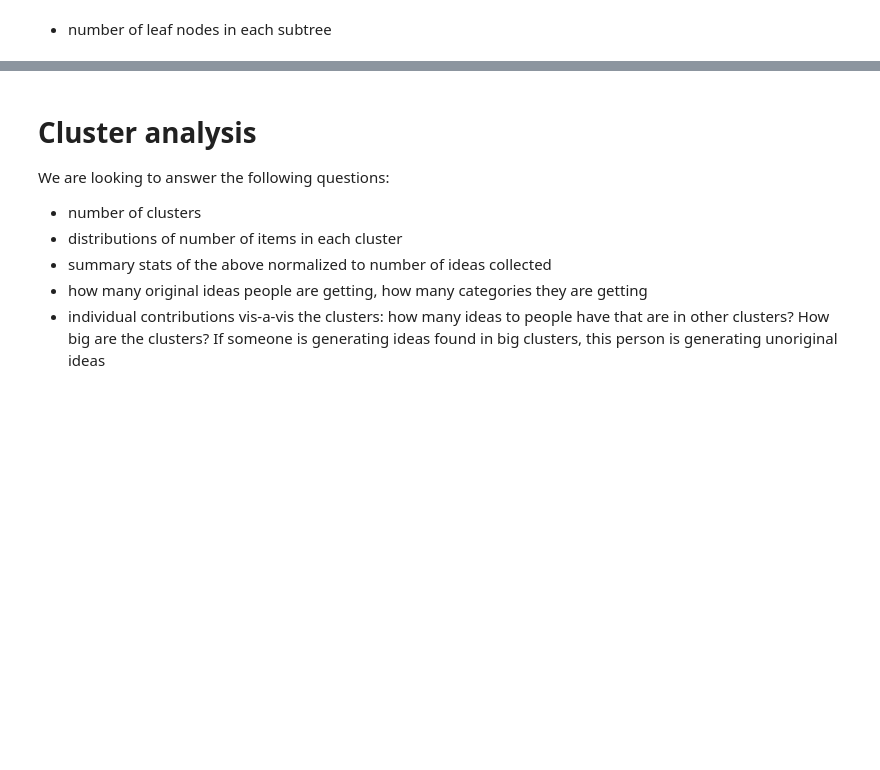
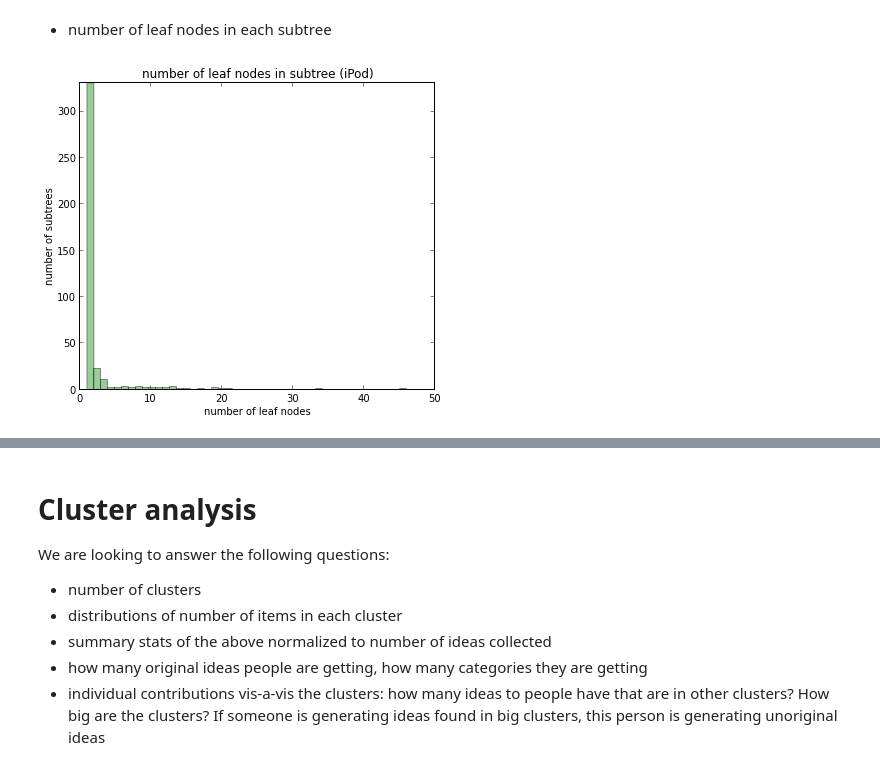
Before and after one commit to filkry/crowbrain, a Jupyter notebook: exps/post_pilot16_stats.ipynb, the cells around one changed output, grey strips where cells are left out. Drawn from its saved outputs; the diff is of its cells as text; code cells hidden in the pictures; blank space fills up the shorter version.

```diff
--- a/exps/post_pilot16_stats.ipynb
+++ b/exps/post_pilot16_stats.ipynb
@@ -364,6 +364,7 @@ for qc in clustered_qcs:
 ids = []
 labels = []
 is_roots = []
+is_leafs = []
 roots = []
 num_unders = []
 probabilitys = []
@@ -372,6 +373,7 @@ depths = []
 heights = []
 qcs = []
 num_nodes_under = []
+num_childrens = []
 
 for qc in clustered_qcs:
     f = cluster_forests[qc]
@@ -381,6 +383,8 @@ for qc in clustered_qcs:
         ids.append(n)
         labels.append(nd['label'])
         is_roots.append(n == nd['subtree_root'])
+        is_leafs.append(len(f.successors(n)) == 0)
+        num_childrens.append(len(f.successors(n)))
         roots.append(nd['subtree_root'])
         num_unders.append(nd['num_ideas_under'])
         probabilitys.append(nd['probability'])
@@ -390,10 +394,11 @@ for qc in clustered_qcs:
         qcs.append(qc)
         num_nodes_under.append(len(nd['all_under']))
 
-clusters = pd.DataFrame({
+clusters_df = pd.DataFrame({
         'h_cluster': pd.Series(ids, dtype=uint64),
         'label': pd.Series(labels, dtype=object),
         'is_root': pd.Series(is_roots, dtype=uint8),
+        'is_leaf': pd.Series(is_leafs, dtype=uint8),
         'subtree_root': pd.Series(roots, dtype=uint64),
         'num_ideas_under': pd.Series(num_unders, dtype=uint64),
         'probability': pd.Series(probabilitys, dtype=float64),
@@ -402,14 +407,15 @@ clusters = pd.DataFrame({
         'height_in_subtree': pd.Series(heights, dtype=uint32),
         'question_code': pd.Series(qcs, dtype=object),
         'num_nodes_under': pd.Series(num_nodes_under, dtype=uint64),
+        'num_children': pd.Series(num_childrens, dtype=uint64),
     })
 
-clusters['o_score'] = 1 - clusters['probability']
+clusters_df['o_score'] = 1 - clusters_df['probability']
 # %% [markdown]
 ## Merge idea dataframe with cluster dataframe
 # %%
 print "Pre cluster merge data size:", len(df)
-df = pd.merge(df, clusters, 'left', ['h_cluster', 'question_code'])
+df = pd.merge(df, clusters_df, 'left', ['h_cluster', 'question_code'])
 print "Post cluster merge data size:", len(df)
 # %% [output]
 Pre cluster merge data size: 9151
@@ -1075,7 +1083,7 @@ iPod has 396 subtrees
 conditions = []
 
 for qc in question_codes:
-    sub_df = clusters[(clusters['question_code'] == qc) & (clusters['is_root'] == 1)]
+    sub_df = clusters_df[(clusters_df['question_code'] == qc) & (clusters_df['is_root'] == 1)]
     conditions.append((qc, question_colors[qc], sub_df['num_nodes_under']))
 
 hists(conditions, 'number of nodes in subtree', 'number of nodes', 'number of subtrees', thin_bins=True)
@@ -1083,3 +1091,16 @@ hists(conditions, 'number of nodes in subtree', 'number of nodes', 'number of su
 [figure]
 # %% [markdown]
 + number of leaf nodes in each subtree
+# %%
+conditions = []
+
+for qc in question_codes:
+    sub_df = clusters_df[(clusters_df['question_code'] == qc) & (clusters_df['is_leaf'] == 1)]
+    groups = sub_df.groupby(['subtree_root'])
+
+    counts = [len(group) for (name, group) in groups]
+    conditions.append((qc, question_colors[qc], counts))
+
+hists(conditions, 'number of leaf nodes in subtree', 'number of leaf nodes', 'number of subtrees', thin_bins=True)
+# %% [output]
+[figure, added]
```
Also changed, not shown: parts of 8 cells of this notebook.
